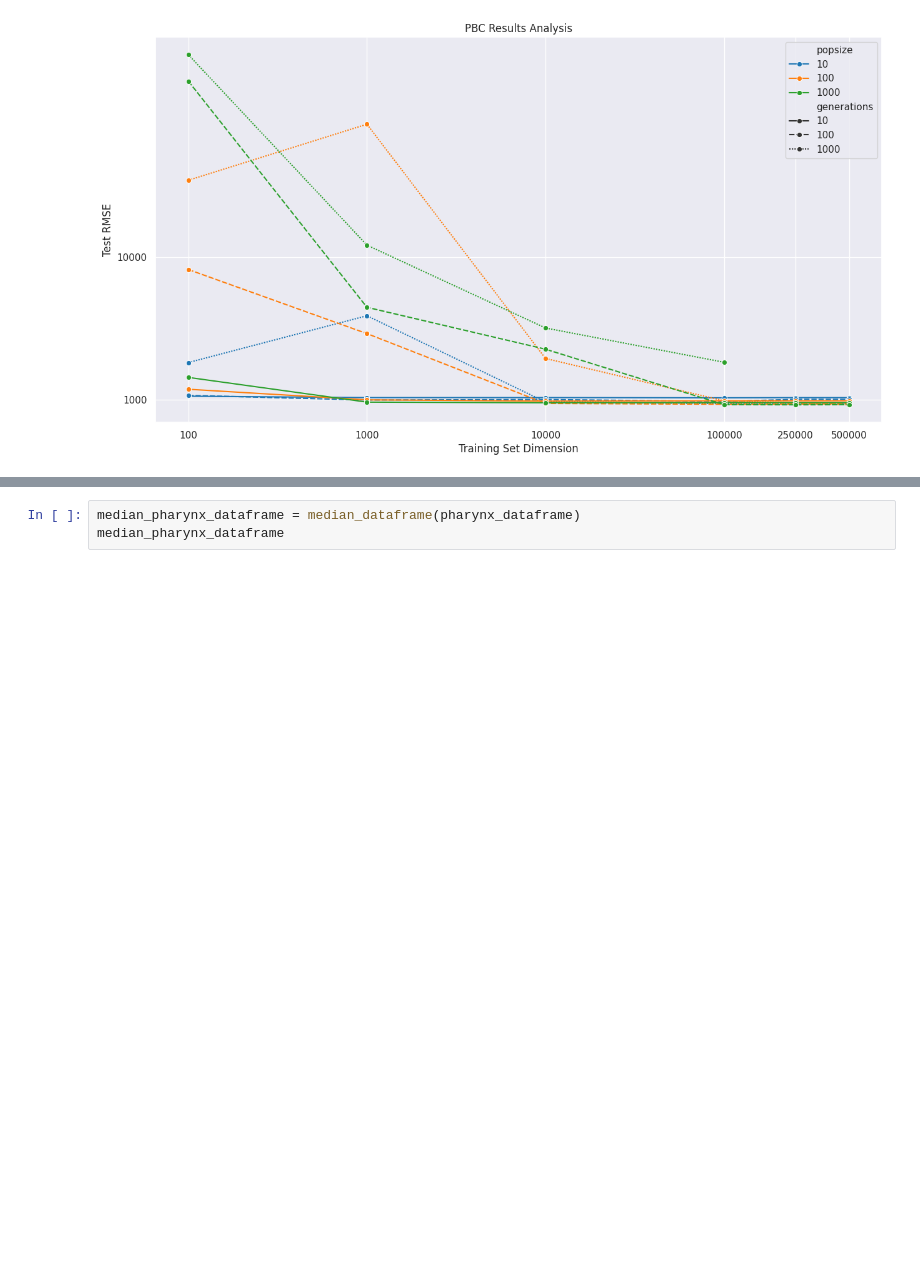
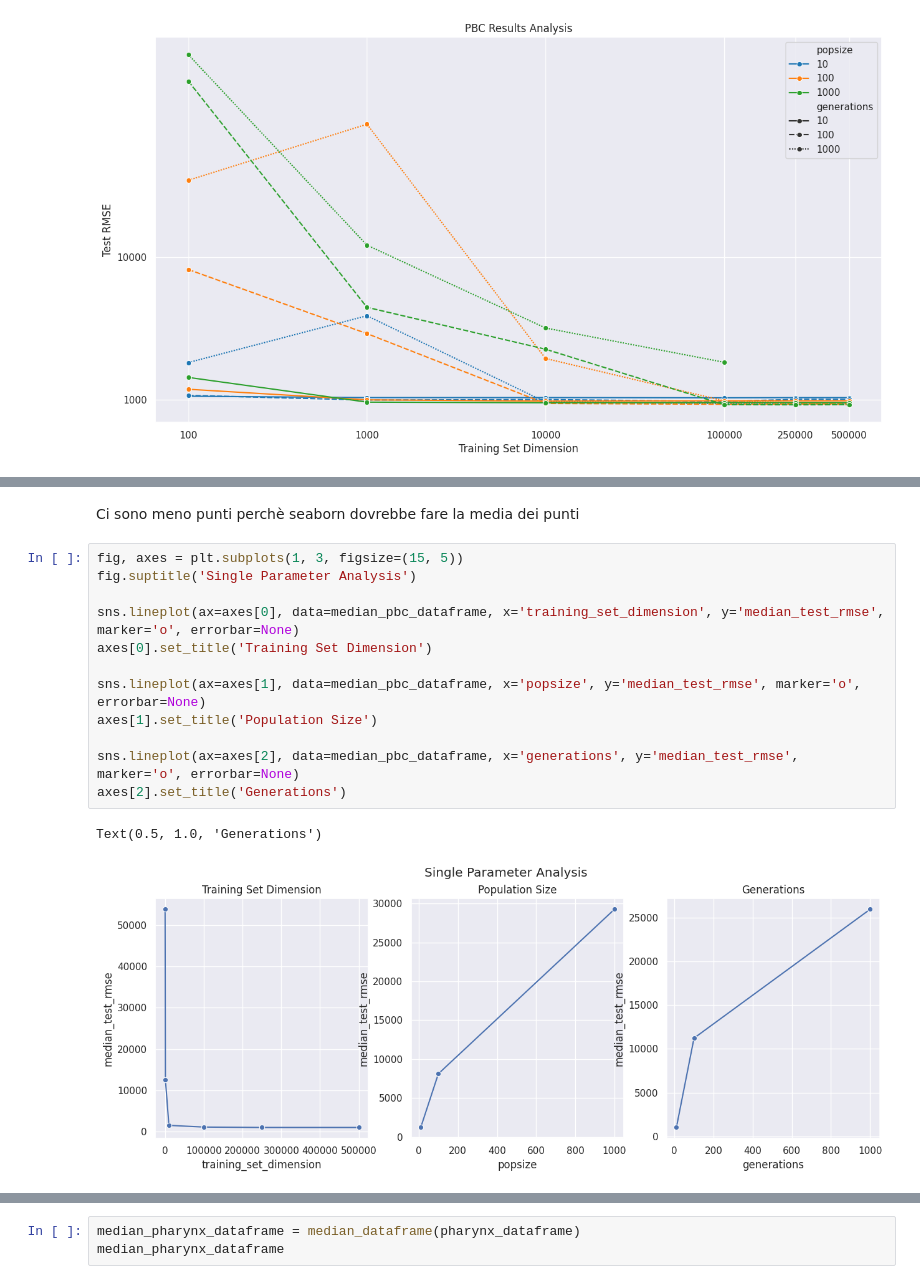
Before and after one commit to simonedivo/Data-Analysis, a Jupyter notebook: plot_analysis.ipynb, the cells around one changed output, grey strips where cells are left out. Saved outputs shown, nothing was run; the diff lists cells and outputs as text; blank space fills up the shorter version.

```diff
--- a/plot_analysis.ipynb
+++ b/plot_analysis.ipynb
@@ -191,0 +252,17 @@ pbc_plot.plot()
+# %% [markdown]
+Ci sono meno punti perchè seaborn dovrebbe fare la media dei punti
+# %%
+fig, axes = plt.subplots(1, 3, figsize=(15, 5))
+fig.suptitle('Single Parameter Analysis')
+
+sns.lineplot(ax=axes[0], data=median_pbc_dataframe, x='training_set_dimension', y='median_test_rmse', marker='o', errorbar=None)
+axes[0].set_title('Training Set Dimension')
+
+sns.lineplot(ax=axes[1], data=median_pbc_dataframe, x='popsize', y='median_test_rmse', marker='o', errorbar=None)
+axes[1].set_title('Population Size')
+
+sns.lineplot(ax=axes[2], data=median_pbc_dataframe, x='generations', y='median_test_rmse', marker='o', errorbar=None)
+axes[2].set_title('Generations')
+# %% [output]
+Text(0.5, 1.0, 'Generations')
+[figure, added]
```
Also changed, not shown: parts of 7 cells of this notebook.
